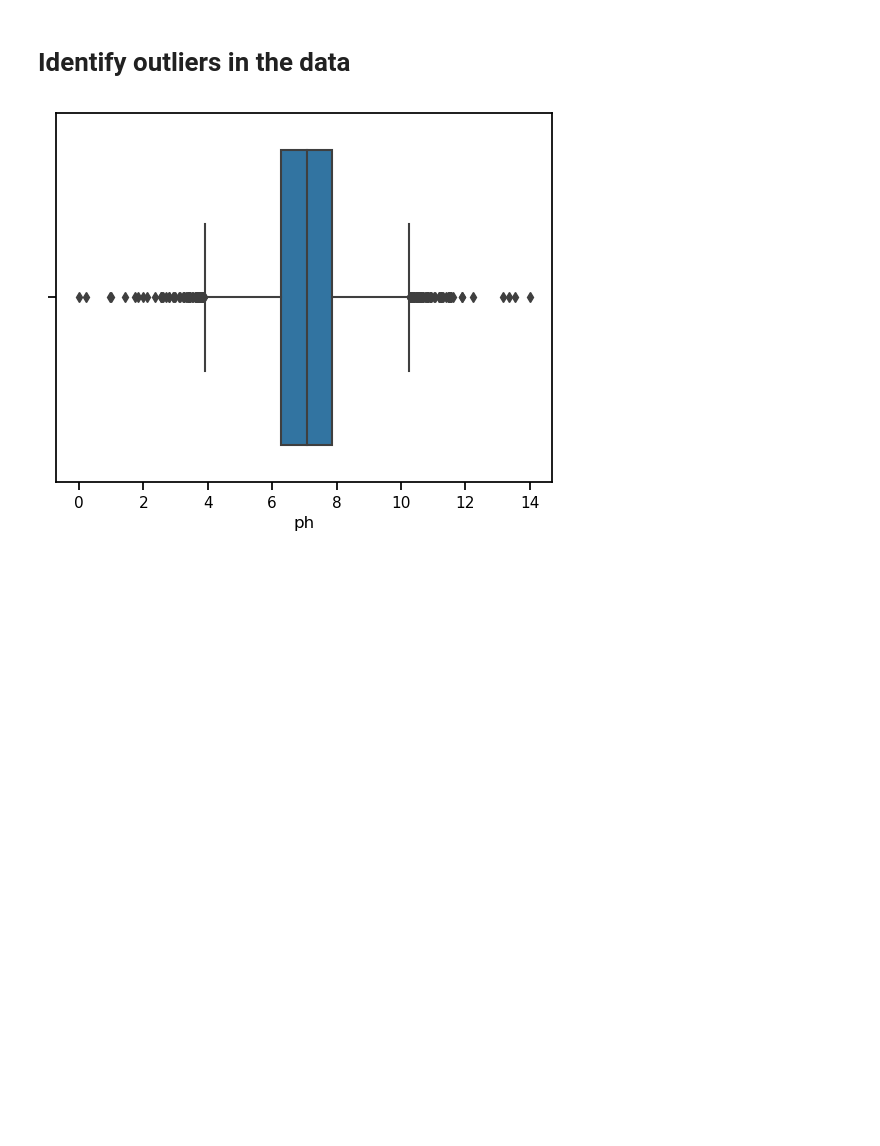
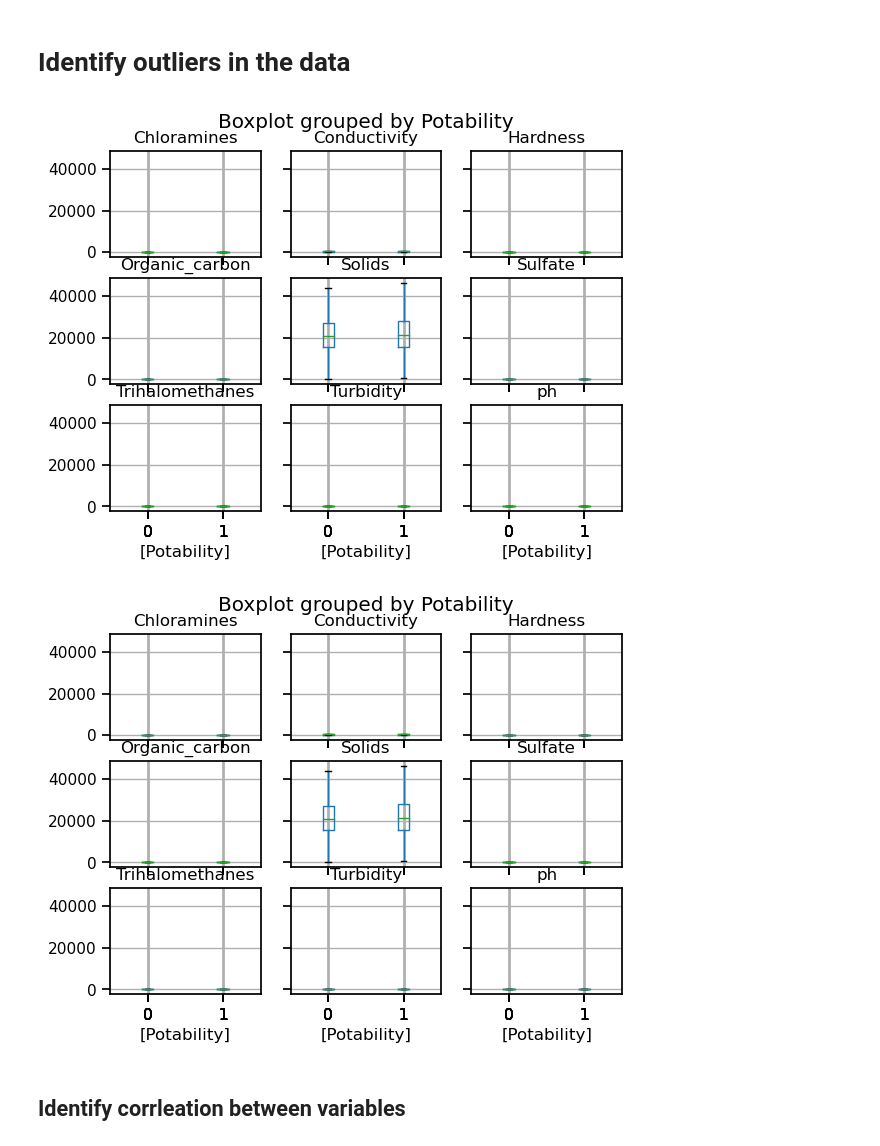
Before and after one commit to mohameddhameem/IBM-Machine-Learning, a Jupyter notebook: Exploratory Data Analysis for Machine Learning/Final_Assignment.ipynb, the cells around one changed output. Cells and saved outputs as stored; diff of their text form; code cells hidden in the pictures; blank space fills up the shorter version.

```diff
--- a/Exploratory Data Analysis for Machine Learning/Final_Assignment.ipynb
+++ b/Exploratory Data Analysis for Machine Learning/Final_Assignment.ipynb
@@ -172,7 +178,10 @@ df["Trihalomethanes"] = df["Trihalomethanes"].fillna(df["Trihalomethanes"].mean(
 # Identify outliers in the data
 # %%
 # check outliers
-sns.boxplot(df["ph"])
+df.boxplot(by="Potability", showfliers=False)
 plt.show()
 # %% [output]
-[figure, old version]
+[figure, new version]
+[figure, added]
+# %% [markdown]
+## Identify corrleation between variables
```
Also changed, not shown: parts of 1 cell of this notebook.
